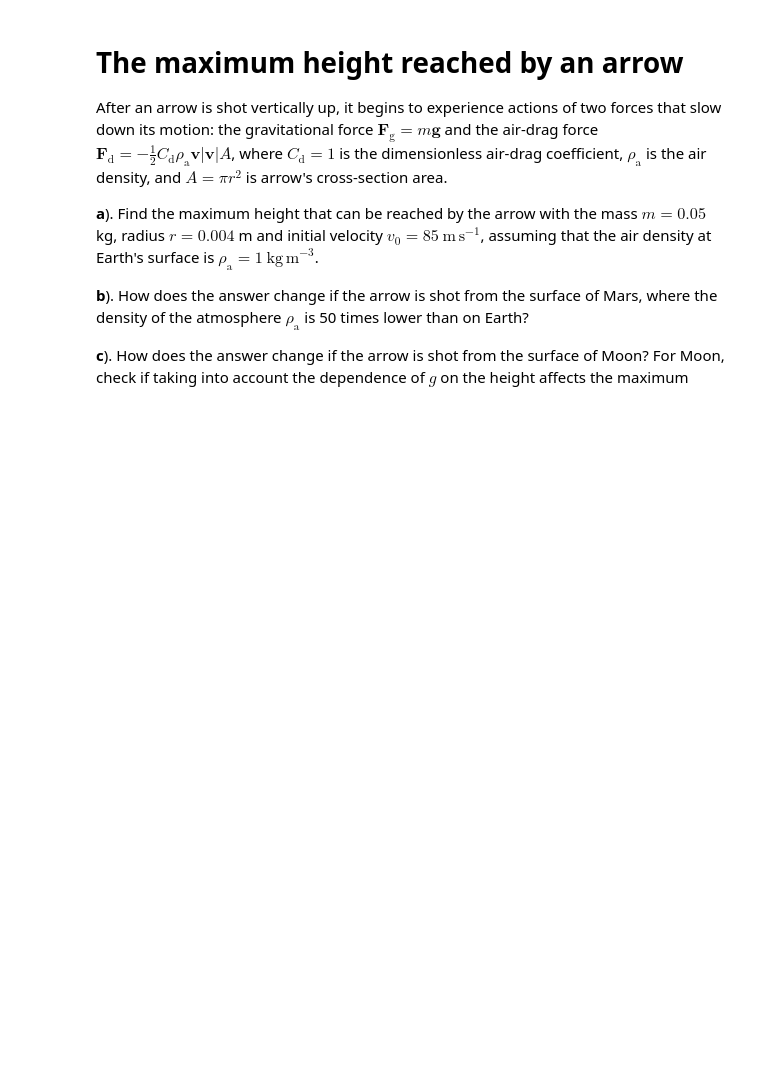
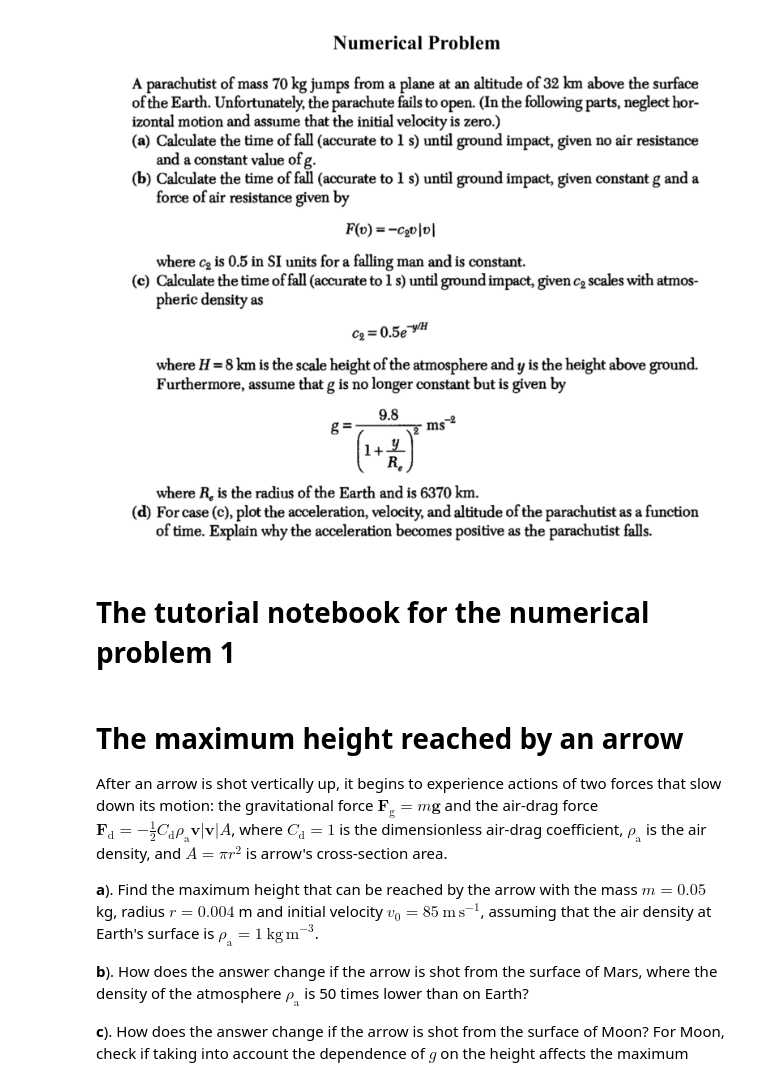
Before and after one commit to UVic-CompPhys/P321A_2020, a Jupyter notebook: P321A_Tutorial_1.ipynb, the cells around one changed output. Saved outputs shown, nothing was run; the diff lists cells and outputs as text; code cells hidden in the pictures; blank space fills up the shorter version.

Commit message:
updated tutorial 1

```diff
--- a/P321A_Tutorial_1.ipynb
+++ b/P321A_Tutorial_1.ipynb
@@ -1,3 +3,10 @@
+# %%
+from IPython.display import Image
+Image('/Users/dpa/Teaching/Phys321A/NA1.png', width=900, height=800)
+# %% [output]
+[figure, added]
+# %% [markdown]
+# The tutorial notebook for the numerical problem 1
 # %% [markdown]
 # The maximum height reached by an arrow
 
```
Also changed, not shown: parts of 1 cell of this notebook.
